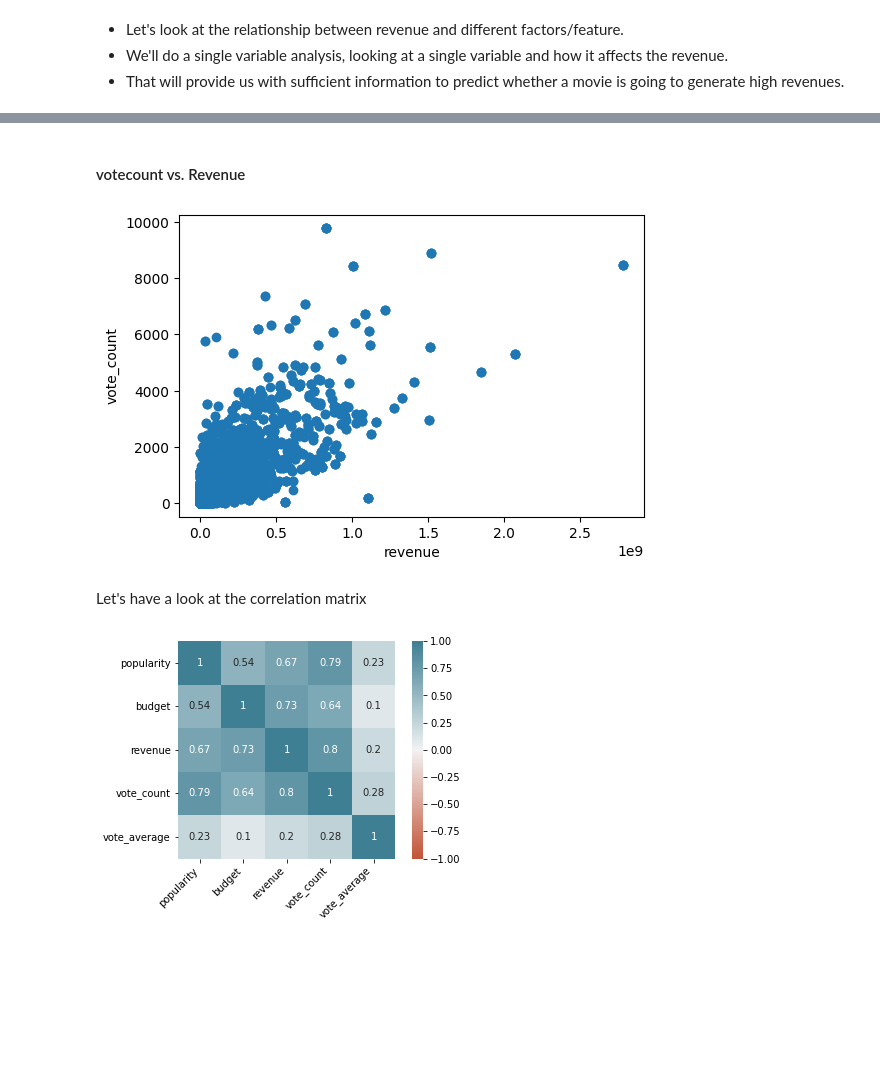
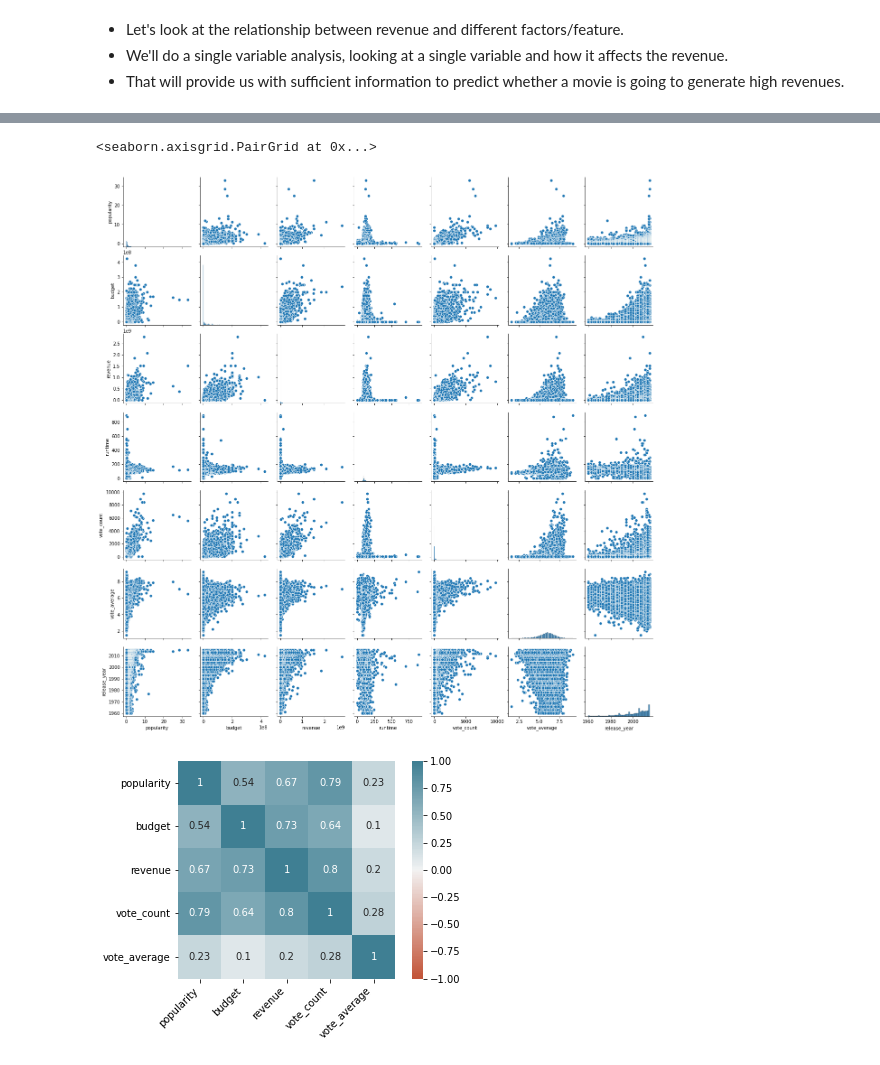
Before and after one commit to imagineazhar/Data-Analysis, a Jupyter notebook: 1- IMDB Movies/Imdb_ratings.ipynb, the cells around one changed output, grey strips where cells are left out. Saved outputs shown, nothing was run; the diff lists cells and outputs as text; code cells hidden in the pictures; blank space fills up the shorter version.

Commit message:
sns plot

```diff
--- a/1- IMDB Movies/Imdb_ratings.ipynb
+++ b/1- IMDB Movies/Imdb_ratings.ipynb
@@ -297,9 +280,6 @@ scatter_plot(x='revenue', y='runtime')
-# %% [markdown]
-#### votecount vs. Revenue
-# %%
-scatter_plot(x='revenue', y='vote_count')
-# %% [output]
-[figure, removed]
-# %% [markdown]
-Let's have a look at the correlation matrix
+# %%
+sns.pairplot(df_clean)
+# %% [output]
+<seaborn.axisgrid.PairGrid at 0x...>
+[figure, added]
 # %%
```
Also changed, not shown: parts of 8 cells of this notebook.
